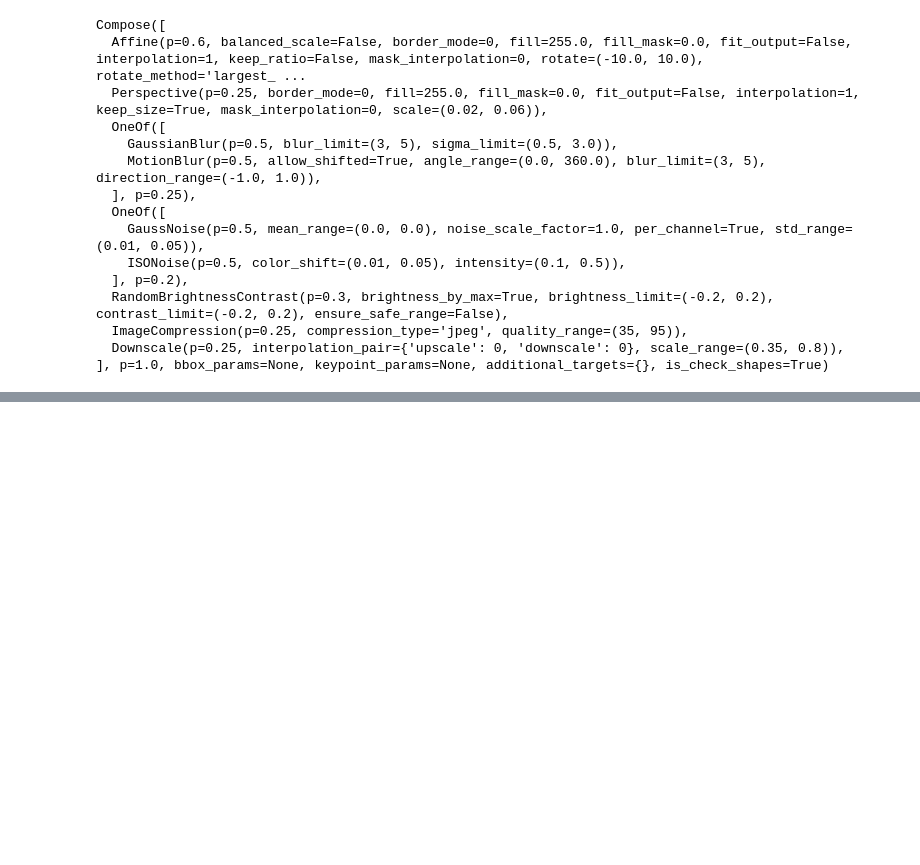
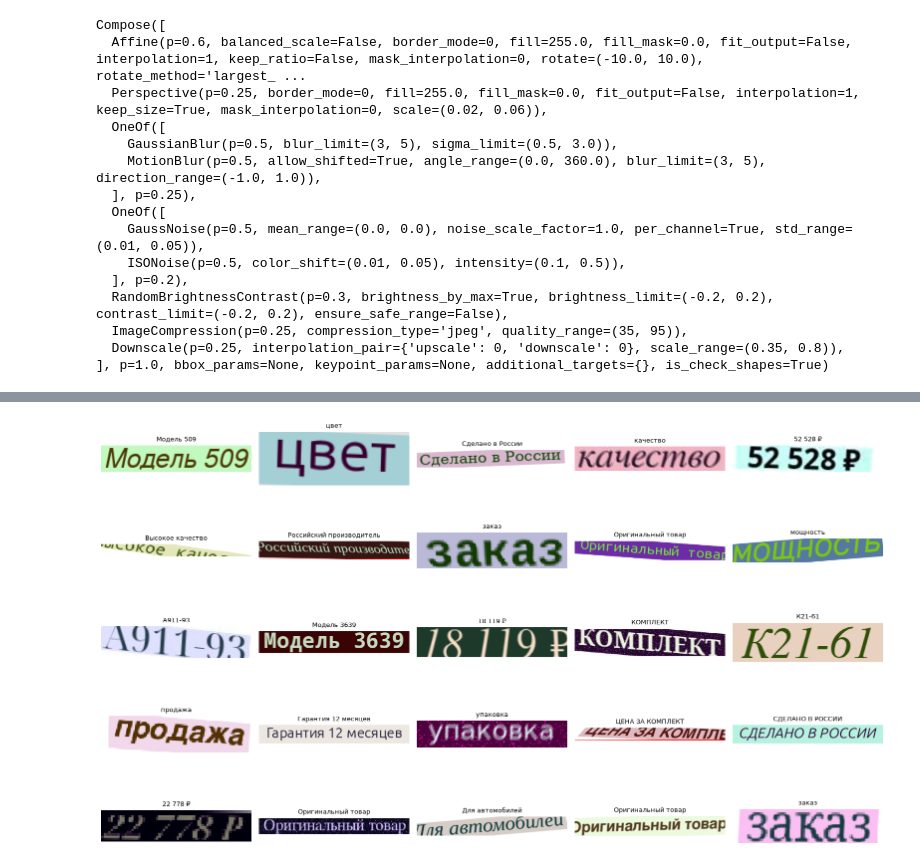
Before and after one commit to sudoth/avito, a Jupyter notebook: notebooks/2_data.ipynb, the cells around one changed output, grey strips where cells are left out. Saved outputs shown, nothing was run; the diff lists cells and outputs as text; code cells hidden in the pictures; blank space fills up the shorter version.

```diff
--- a/notebooks/2_data.ipynb
+++ b/notebooks/2_data.ipynb
@@ -171,0 +245,25 @@ Compose([
+# %%
+fig, axes = plt.subplots(
+    5,
+    5,
+    figsize=(16, 10),
+)
+
+for i, ax in enumerate(axes.flat):
+    sample = synthetic[i]
+    image_np = np.array(sample["image"])
+
+    aug = train_data.augment(
+        image=image_np,
+    )["image"]
+
+    ax.imshow(aug)
+    ax.set_title(
+        sample["text"],
+        fontsize=9,
+    )
+    ax.axis("off")
+
+plt.tight_layout()
+# %% [output]
+[figure, added]
```
Also changed, not shown: parts of 11 cells of this notebook, 3 other files.
